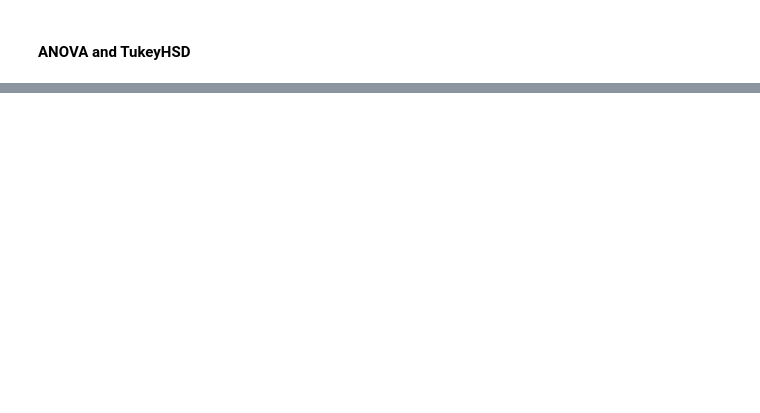
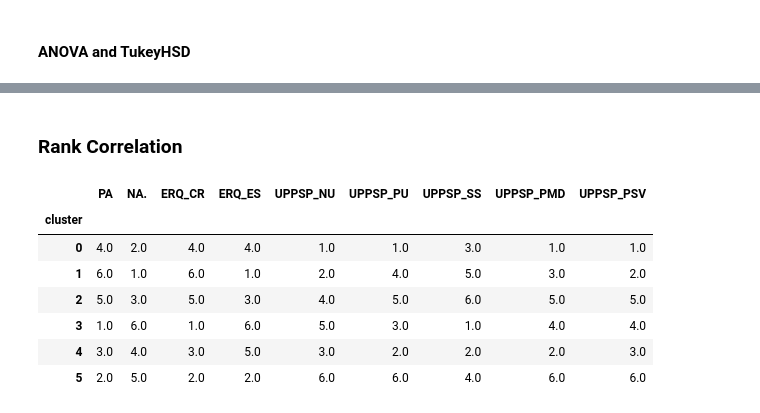
Before and after one commit to ManuIluro22/CasLAB-Predictive-Processing, a Jupyter notebook: Clustering_Predictive_Processing/Distributional_Analysis.ipynb, the cells around one changed output, grey strips where cells are left out. Cells and saved outputs as stored; diff of their text form; code cells hidden in the pictures; blank space fills up the shorter version.

Commit message:
Ranking Correlation

```diff
--- a/Clustering_Predictive_Processing/Distributional_Analysis.ipynb
+++ b/Clustering_Predictive_Processing/Distributional_Analysis.ipynb
@@ -918,0 +1089,16 @@ pairwise_results_df[pairwise_results_df["P-value"]<0.05]
+# %% [markdown]
+### Rank Correlation
+# %%
+ranked_scales = df_clusters_mean.rank()
+ranked_features = df_features_clusters.groupby('cluster').mean().rank()
+# %%
+ranked_scales
+# %% [output]
+|  | PA | NA. | ERQ_CR | ERQ_ES | UPPSP_NU | UPPSP_PU | UPPSP_SS | UPPSP_PMD | UPPSP_PSV |
+| cluster |  |  |  |  |  |  |  |  |  |
+| 0 | 4.0 | 2.0 | 4.0 | 4.0 | 1.0 | 1.0 | 3.0 | 1.0 | 1.0 |
+| 1 | 6.0 | 1.0 | 6.0 | 1.0 | 2.0 | 4.0 | 5.0 | 3.0 | 2.0 |
+| 2 | 5.0 | 3.0 | 5.0 | 3.0 | 4.0 | 5.0 | 6.0 | 5.0 | 5.0 |
+| 3 | 1.0 | 6.0 | 1.0 | 6.0 | 5.0 | 3.0 | 1.0 | 4.0 | 4.0 |
+| 4 | 3.0 | 4.0 | 3.0 | 5.0 | 3.0 | 2.0 | 2.0 | 2.0 | 3.0 |
+| 5 | 2.0 | 5.0 | 2.0 | 2.0 | 6.0 | 6.0 | 4.0 | 6.0 | 6.0 |
```
Also changed, not shown: parts of 18 cells of this notebook, 1 other file.
